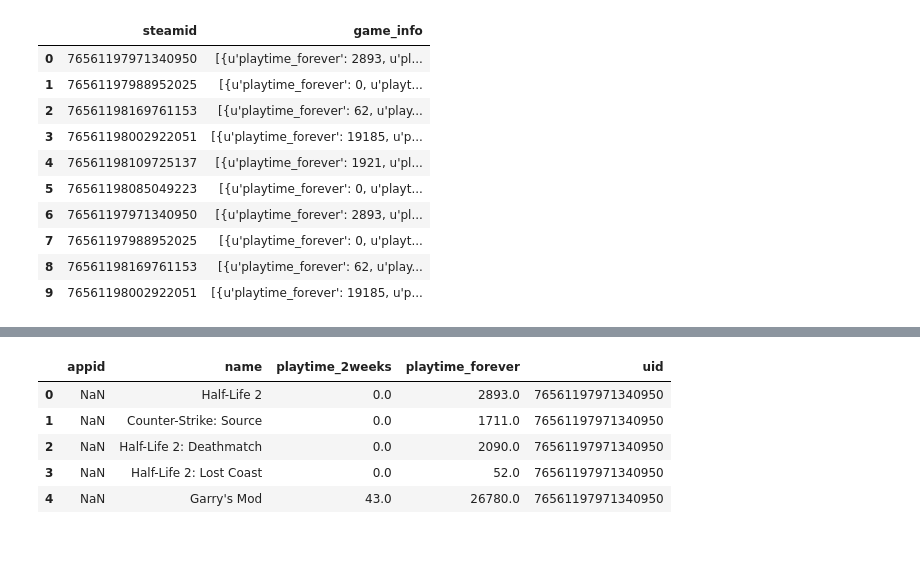
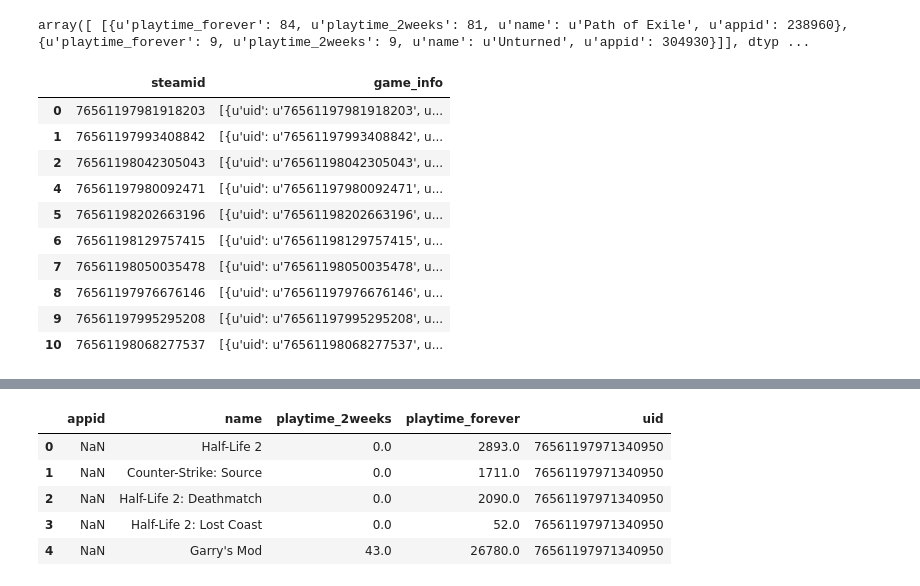
Before and after one commit to johnnysand7/steam-study, a Jupyter notebook: script/EDA/ReadFromMongoDB.ipynb, the cells around one changed output, grey strips where cells are left out. Drawn from its saved outputs; the diff is of its cells as text; code cells hidden in the pictures; blank space fills up the shorter version.

```diff
--- a/script/EDA/ReadFromMongoDB.ipynb
+++ b/script/EDA/ReadFromMongoDB.ipynb
@@ -24,0 +57,3 @@ memory usage: 10.5+ KB
+# %%
+games = df.copy()
+games = games[["steamid", "game_info"]]
@@ -112,16 +94,2 @@ few_games = games[:100]
 # %%
 IdSeries = few_games["steamid"]
-# %%
-few_games
-# %% [output]
-|  | steamid | game_info |
-| 0 | 76561197971340950 | [{u'playtime_forever': 2893, u'pl... |
-| 1 | 76561197988952025 | [{u'playtime_forever': 0, u'playt... |
-| 2 | 76561198169761153 | [{u'playtime_forever': 62, u'play... |
-| 3 | 76561198002922051 | [{u'playtime_forever': 19185, u'p... |
-| 4 | 76561198109725137 | [{u'playtime_forever': 1921, u'pl... |
-| 5 | 76561198085049223 | [{u'playtime_forever': 0, u'playt... |
-| 6 | 76561197971340950 | [{u'playtime_forever': 2893, u'pl... |
-| 7 | 76561197988952025 | [{u'playtime_forever': 0, u'playt... |
-| 8 | 76561198169761153 | [{u'playtime_forever': 62, u'play... |
-| 9 | 76561198002922051 | [{u'playtime_forever': 19185, u'p... |
@@ -127,0 +101,4 @@ few_games
+# %%
+pub_games.iloc[2].values
+# %% [output]
+array([ [{u'playtime_forever': 84, u'playtime_2weeks': 81, u'name': u'Path of Exile', u'appid': 238960}, {u'playtime_forever': 9, u'playtime_2weeks': 9, u'name': u'Unturned', u'appid': 304930}]], dtyp ...
@@ -127,0 +107,14 @@ few_games
+# %%
+pub_games.head(10)
+# %% [output]
+|  | steamid | game_info |
+| 0 | 76561197981918203 | [{u'uid': u'76561197981918203', u... |
+| 1 | 76561197993408842 | [{u'uid': u'76561197993408842', u... |
+| 2 | 76561198042305043 | [{u'uid': u'76561198042305043', u... |
+| 4 | 76561197980092471 | [{u'uid': u'76561197980092471', u... |
+| 5 | 76561198202663196 | [{u'uid': u'76561198202663196', u... |
+| 6 | 76561198129757415 | [{u'uid': u'76561198129757415', u... |
+| 7 | 76561198050035478 | [{u'uid': u'76561198050035478', u... |
+| 8 | 76561197976676146 | [{u'uid': u'76561197976676146', u... |
+| 9 | 76561197995295208 | [{u'uid': u'76561197995295208', u... |
+| 10 | 76561198068277537 | [{u'uid': u'76561198068277537', u... |
```
Also changed, not shown: parts of 56 cells of this notebook.
